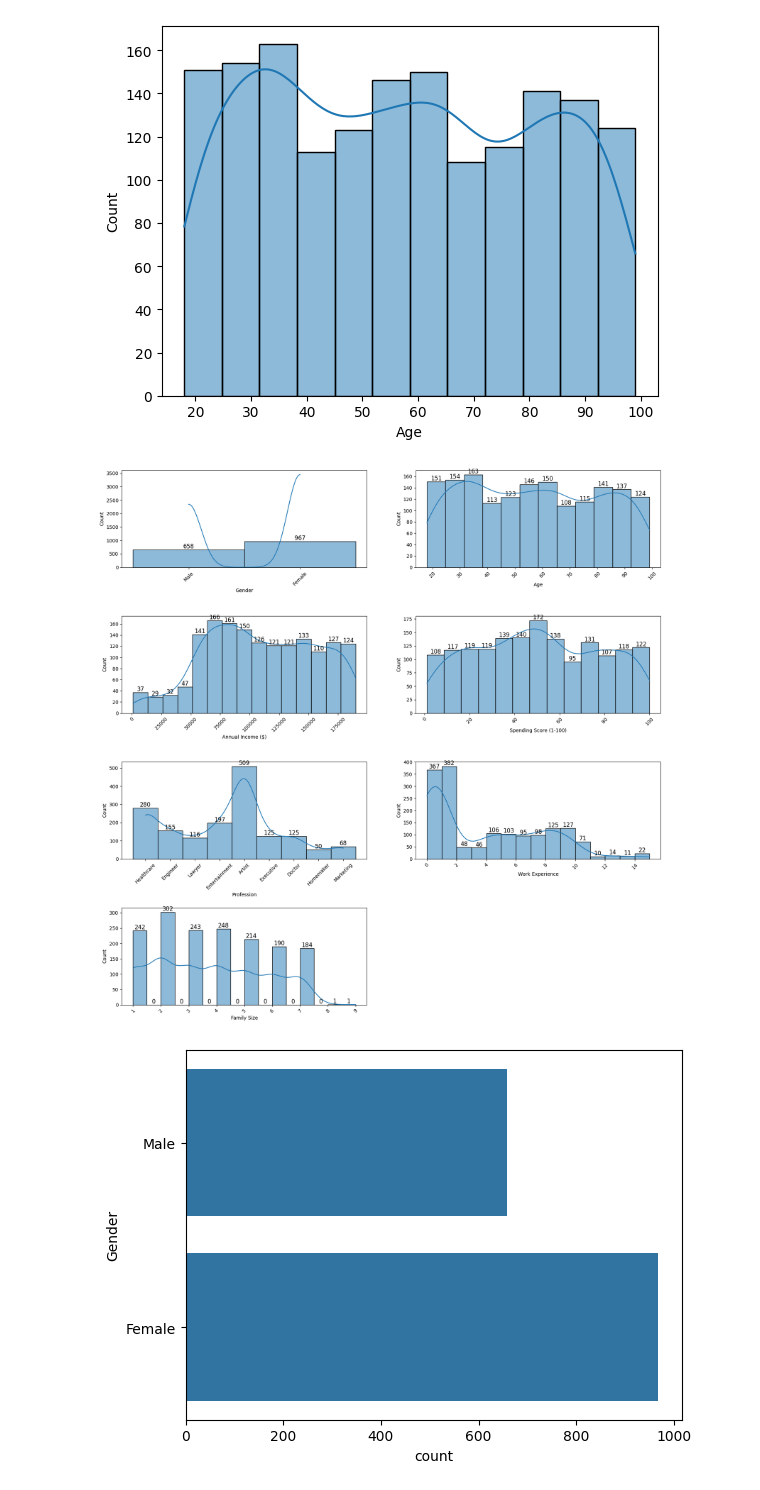
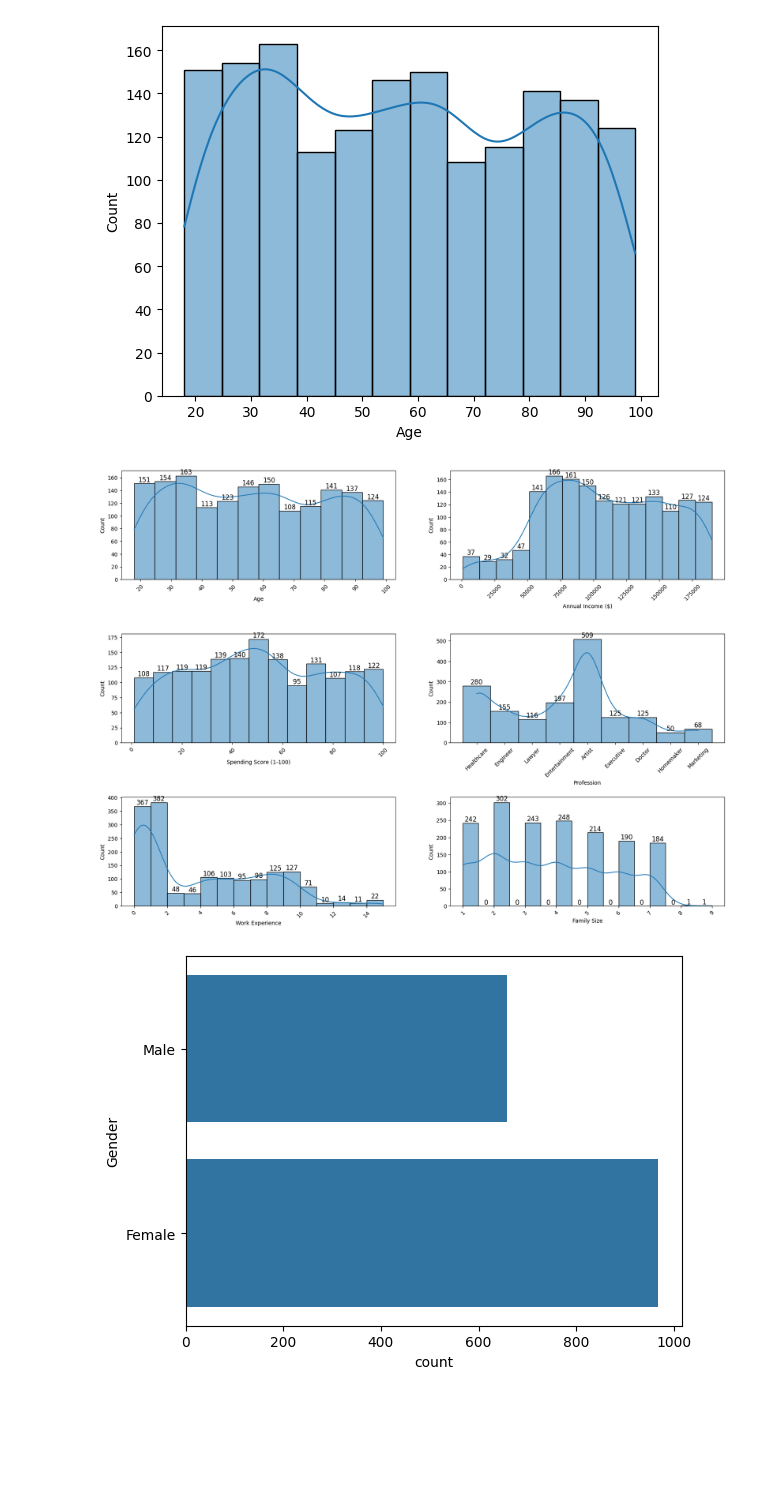
Before and after one commit to mayurasandakalum/shop-customer-data-clustering, a Jupyter notebook: code.ipynb, the cells around one changed output. Saved outputs shown, nothing was run; the diff lists cells and outputs as text; code cells hidden in the pictures; blank space fills up the shorter version.

```diff
--- a/code.ipynb
+++ b/code.ipynb
@@ -276,19 +276,25 @@ plt.show()
 # %%
 plt.figure(figsize=(20, 20))
 
-for index, column in enumerate(column_names.all_columns):
+for index, column in enumerate(column_names.all_columns[1:]):
     plt.subplot(4, 2, index + 1)
     ax = sns.histplot(df2[column], kde=True)
     for p in ax.patches:
-        ax.text(p.get_x() + p.get_width()/2., p.get_height(),
-                int(p.get_height()),
-                fontsize=12, color='black', ha='center', va='bottom')
+        ax.text(
+            p.get_x() + p.get_width() / 2.0,
+            p.get_height(),
+            int(p.get_height()),
+            fontsize=12,
+            color="black",
+            ha="center",
+            va="bottom",
+        )
     plt.xticks(rotation=45)
 
 plt.subplots_adjust(hspace=0.5)
 plt.show()
 # %% [output]
-[figure, old version]
+[figure, new version]
 # %%
 sns.countplot(df2["Gender"])
 plt.show()
```
Also changed, not shown: parts of 3 cells of this notebook.
